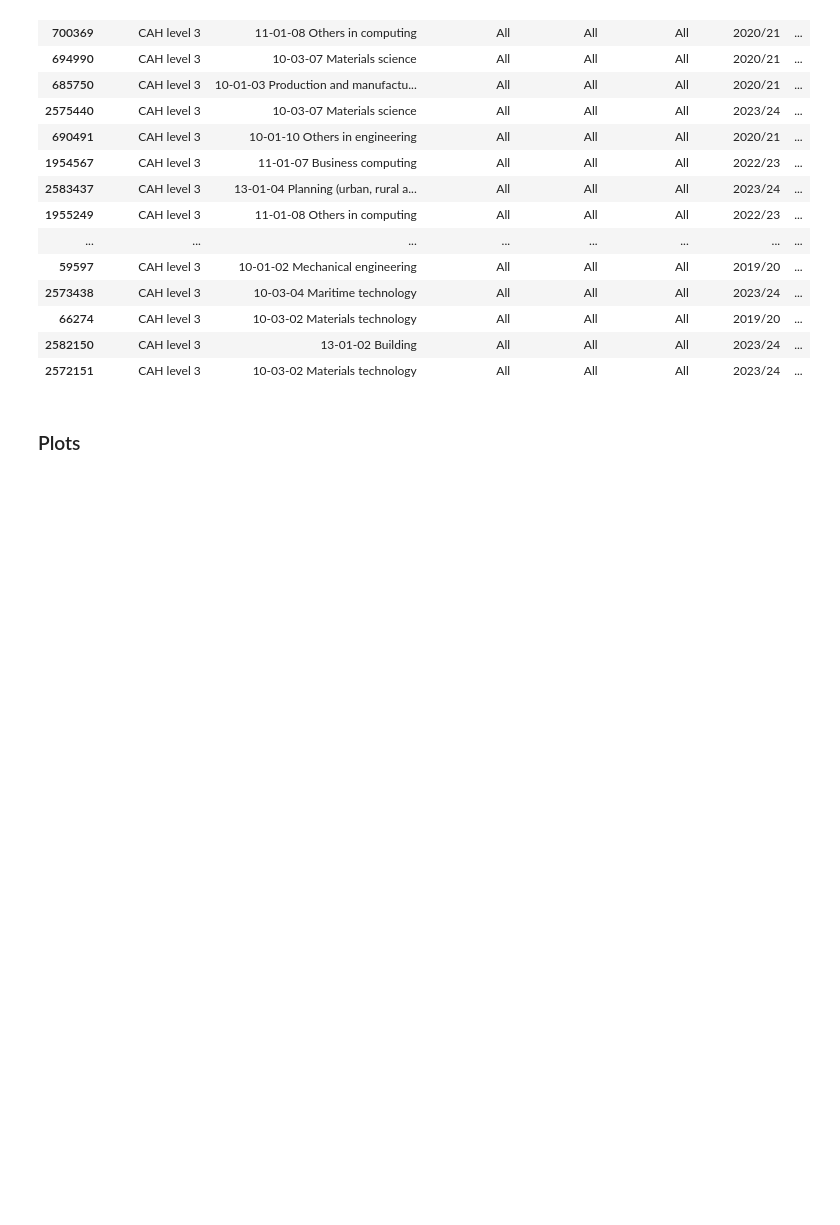
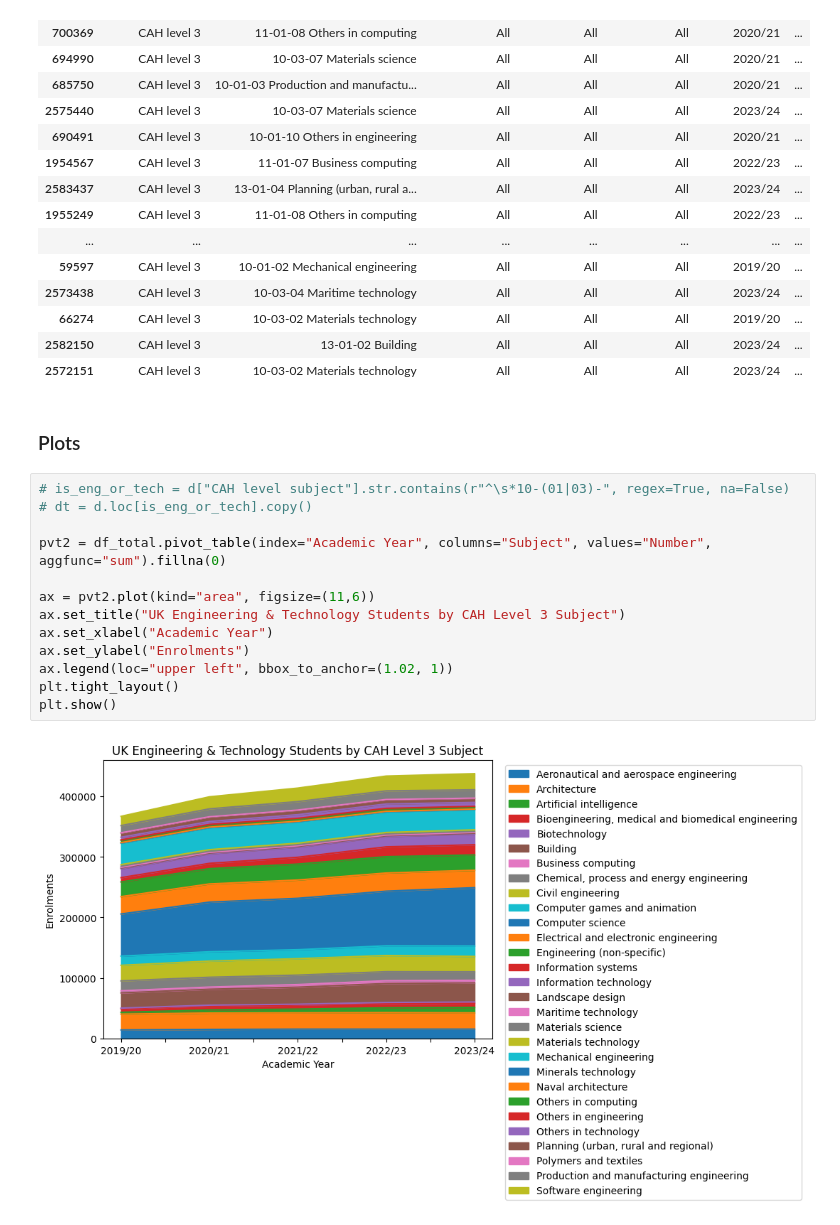
Before and after one commit to JoeUzo/Mapping-Future-Skills-in-UK-Engineering-Education, a Jupyter notebook: charts/chart-1.ipynb, the cells around one changed output. Drawn from its saved outputs; the diff is of its cells as text; blank space fills up the shorter version.

```diff
--- a/charts/chart-1.ipynb
+++ b/charts/chart-1.ipynb
@@ -193,3 +193,18 @@ df_total.sample(20)
 | 2572151 | CAH level 3 | 10-03-02 Materials technology | All | All | All | 2023/24 | ... |
 # %% [markdown]
 ### Plots
+# %%
+# is_eng_or_tech = d["CAH level subject"].str.contains(r"^\s*10-(01|03)-", regex=True, na=False)
+# dt = d.loc[is_eng_or_tech].copy()
+
+pvt2 = df_total.pivot_table(index="Academic Year", columns="Subject", values="Number", aggfunc="sum").fillna(0)
+
+ax = pvt2.plot(kind="area", figsize=(11,6))
+ax.set_title("UK Engineering & Technology Students by CAH Level 3 Subject")
+ax.set_xlabel("Academic Year")
+ax.set_ylabel("Enrolments")
+ax.legend(loc="upper left", bbox_to_anchor=(1.02, 1))
+plt.tight_layout()
+plt.show()
+# %% [output]
+[figure, added]
```
Also changed, not shown: parts of 10 cells of this notebook, 8 other files.
